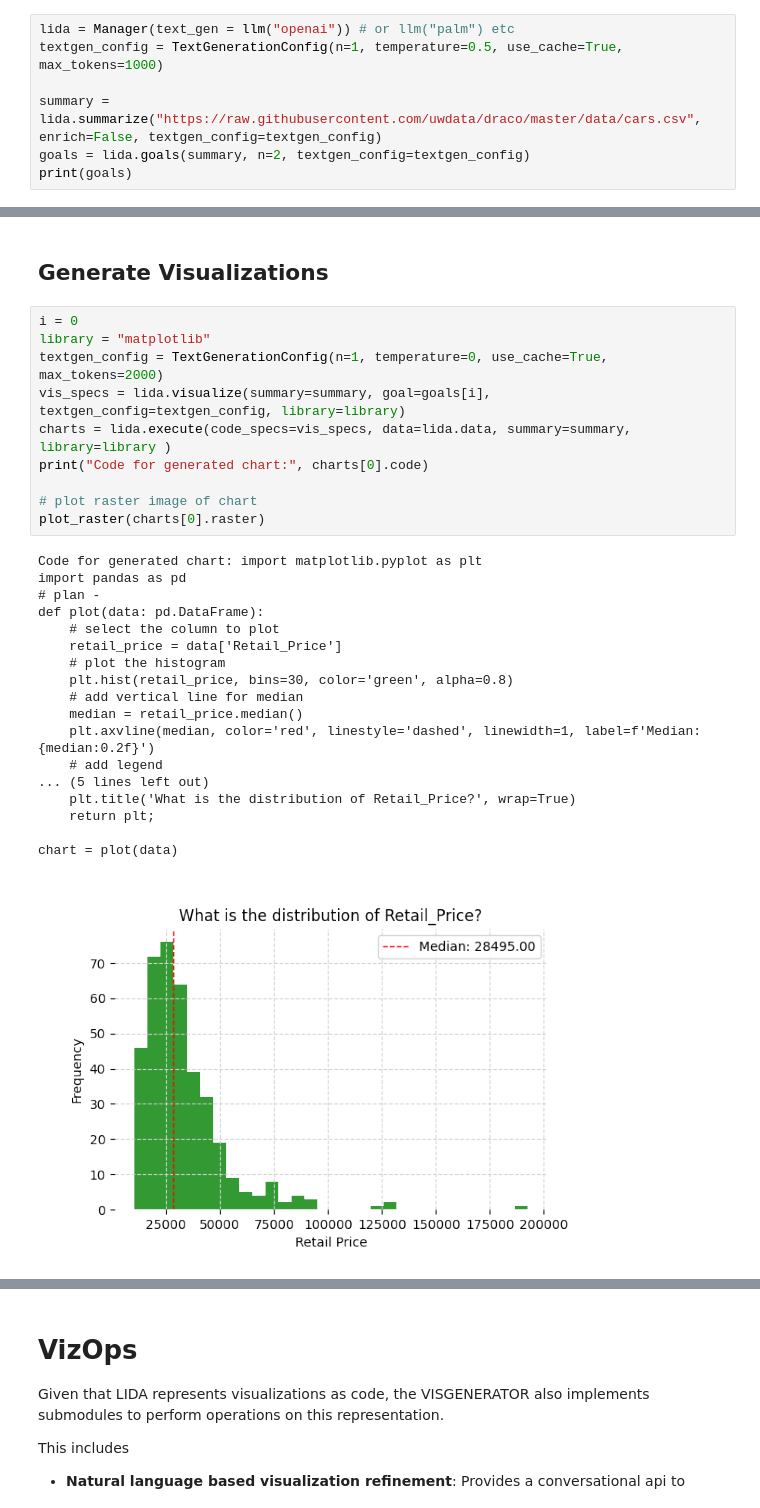
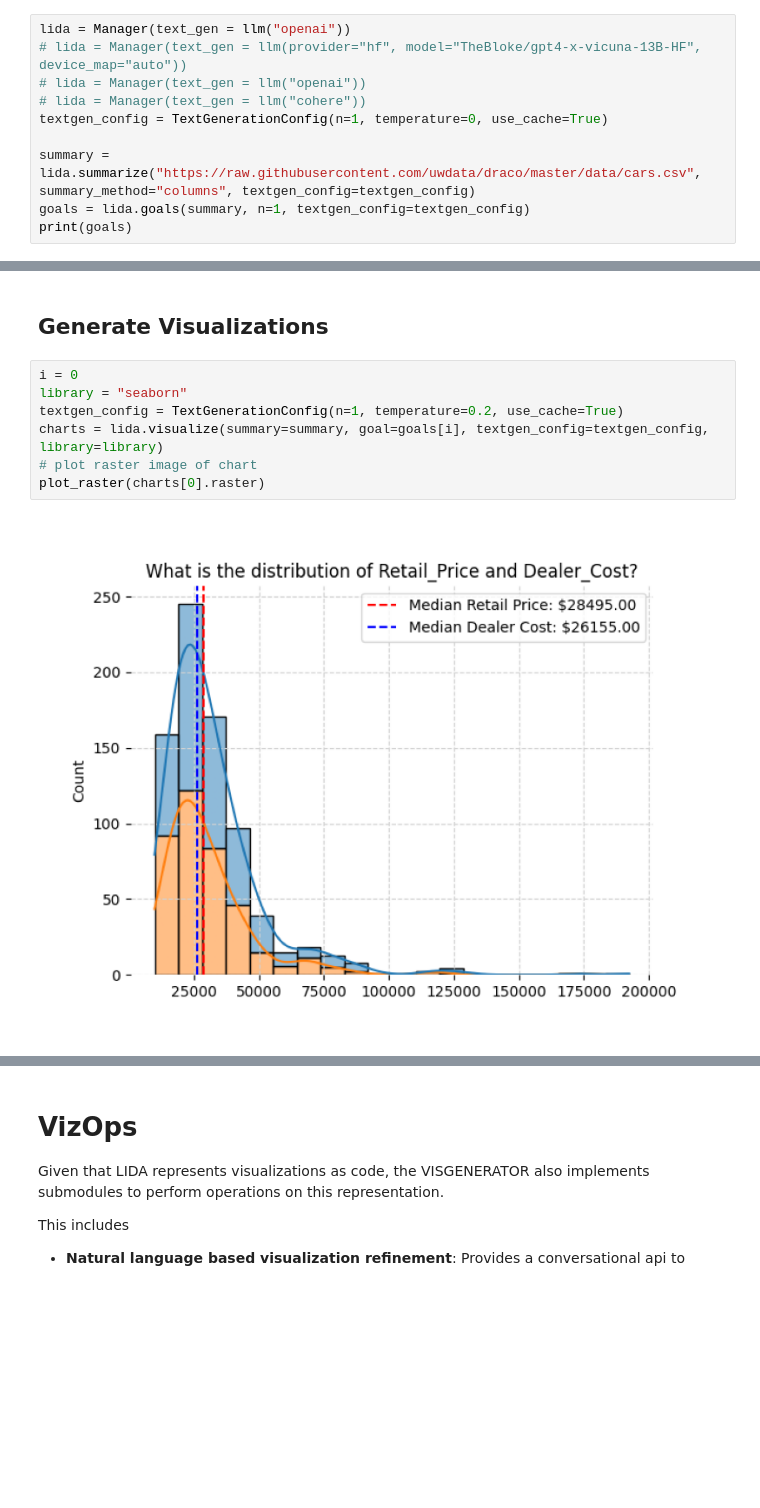
Before and after one commit to microsoft/lida, a Jupyter notebook: notebooks/tutorial.ipynb, the cells around one changed output, grey strips where cells are left out. Cells and saved outputs as stored; diff of their text form; blank space fills up the shorter version.

Commit message:
general prompt and library structure refactor

```diff
--- a/notebooks/tutorial.ipynb
+++ b/notebooks/tutorial.ipynb
@@ -26,10 +34,13 @@ from lida.utils import plot_raster
 # %% [markdown]
 ## Summarize Data, Generate Goals
 # %%
-lida = Manager(text_gen = llm("openai")) # or llm("palm") etc
-textgen_config = TextGenerationConfig(n=1, temperature=0.5, use_cache=True, max_tokens=1000)
+lida = Manager(text_gen = llm("openai"))
+# lida = Manager(text_gen = llm(provider="hf", model="TheBloke/gpt4-x-vicuna-13B-HF", device_map="auto"))
+# lida = Manager(text_gen = llm("openai"))
+# lida = Manager(text_gen = llm("cohere"))
+textgen_config = TextGenerationConfig(n=1, temperature=0, use_cache=True)
 
-summary = lida.summarize("https://raw.githubusercontent.com/uwdata/draco/master/data/cars.csv", enrich=False, textgen_config=textgen_config)
-goals = lida.goals(summary, n=2, textgen_config=textgen_config)
+summary = lida.summarize("https://raw.githubusercontent.com/uwdata/draco/master/data/cars.csv", summary_method="columns", textgen_config=textgen_config)
+goals = lida.goals(summary, n=1, textgen_config=textgen_config)
 print(goals)
 # %% [output]
@@ -38,30 +49,10 @@ print(goals)
 ## Generate Visualizations
 # %%
 i = 0
-library = "matplotlib"
-textgen_config = TextGenerationConfig(n=1, temperature=0, use_cache=True, max_tokens=2000)
-vis_specs = lida.visualize(summary=summary, goal=goals[i], textgen_config=textgen_config, library=library)
-charts = lida.execute(code_specs=vis_specs, data=lida.data, summary=summary, library=library )
-print("Code for generated chart:", charts[0].code)
-
+library = "seaborn"
+textgen_config = TextGenerationConfig(n=1, temperature=0.2, use_cache=True)
+charts = lida.visualize(summary=summary, goal=goals[i], textgen_config=textgen_config, library=library)
 # plot raster image of chart
 plot_raster(charts[0].raster)
 # %% [output]
-Code for generated chart: import matplotlib.pyplot as plt
-import pandas as pd
-# plan -
-def plot(data: pd.DataFrame):
-    # select the column to plot
-    retail_price = data['Retail_Price']
-    # plot the histogram
-    plt.hist(retail_price, bins=30, color='green', alpha=0.8)
-    # add vertical line for median
-    median = retail_price.median()
-    plt.axvline(median, color='red', linestyle='dashed', linewidth=1, label=f'Median: {median:0.2f}')
-    # add legend
-... (5 lines left out)
-    plt.title('What is the distribution of Retail_Price?', wrap=True)
-    return plt;
-
-chart = plot(data)
-[figure, old version]
+[figure, new version]
```
Also changed, not shown: parts of 16 cells of this notebook, 15 other files.
